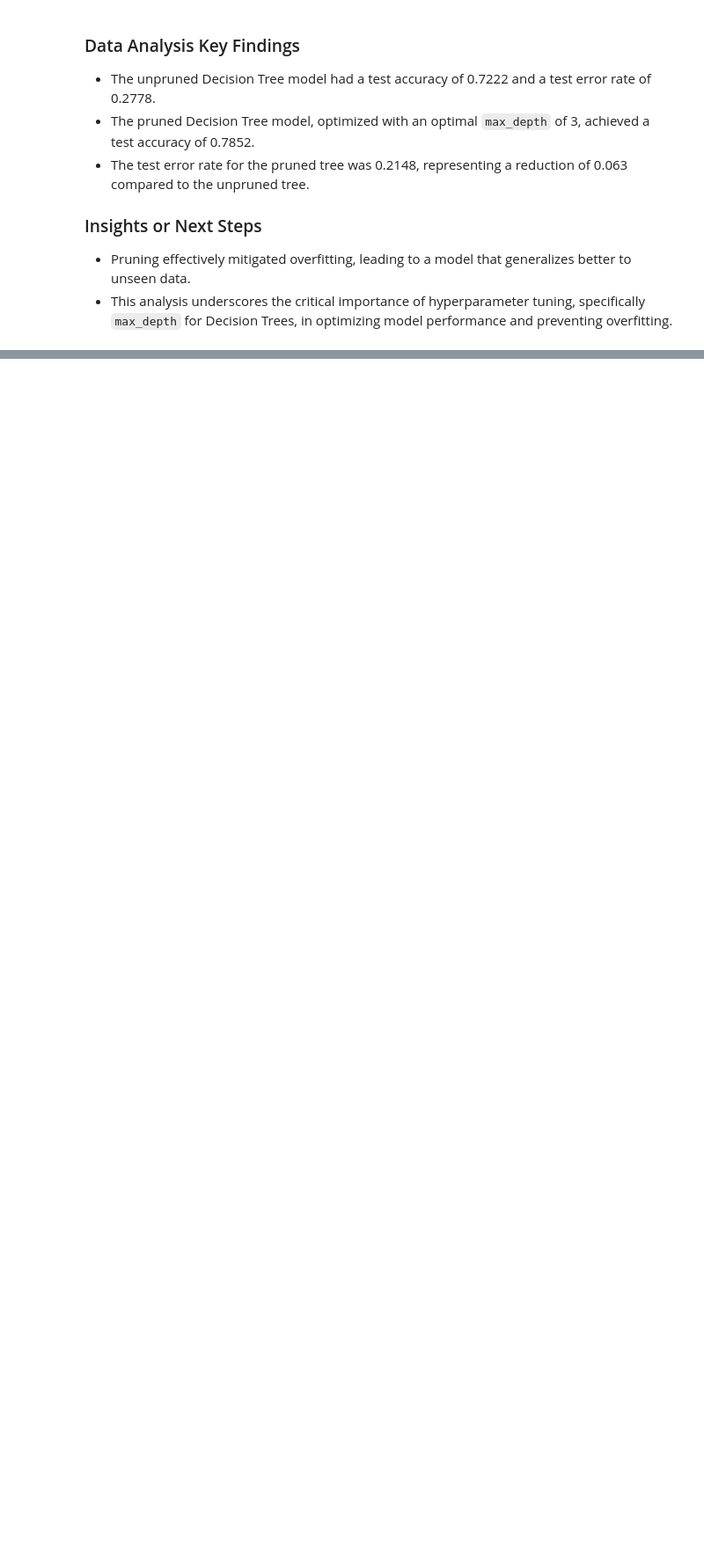
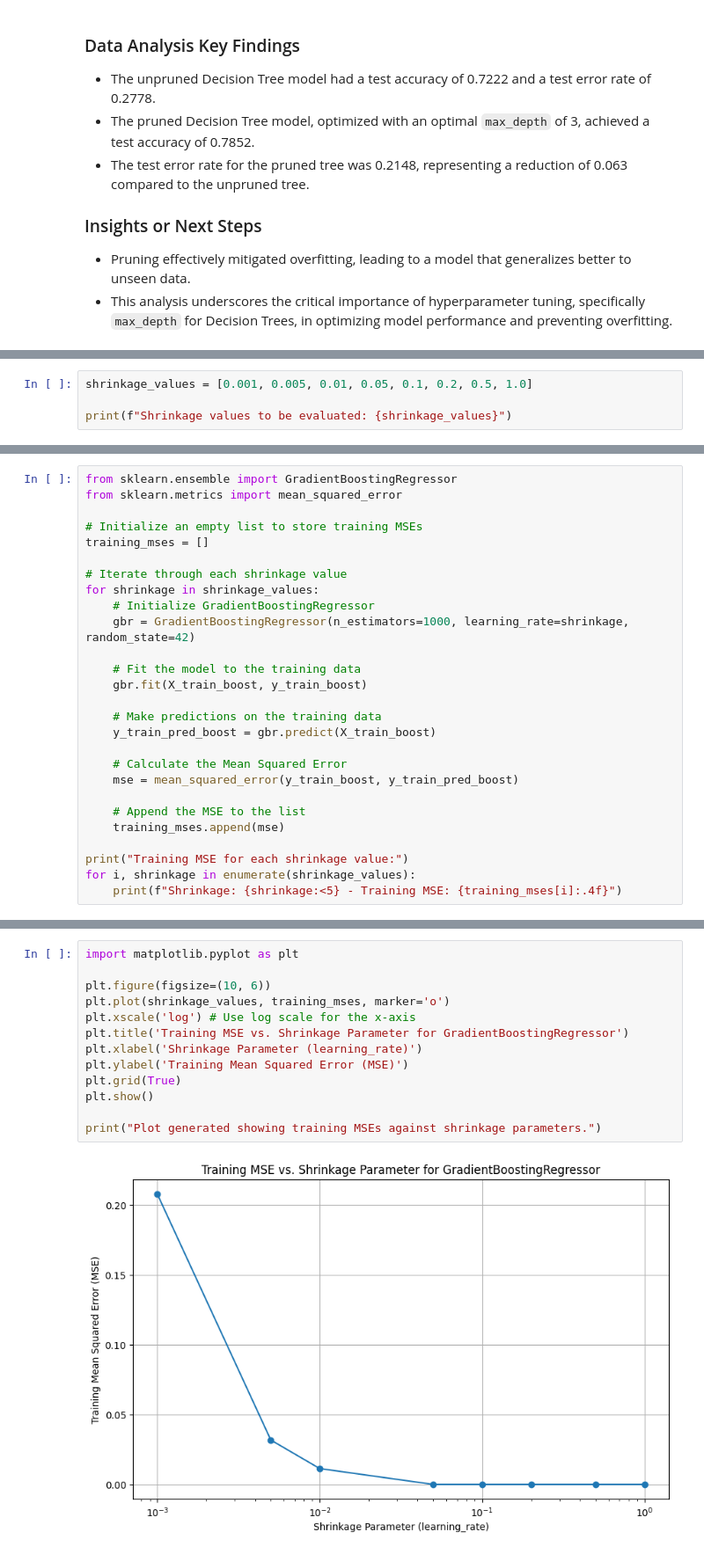
Before and after one commit to rguang/ISLP, a Jupyter notebook: Ch8 Lab.ipynb, the cells around one changed output, grey strips where cells are left out. Shown at 88% size. Cells and saved outputs as stored; diff of their text form; blank space fills up the shorter version.

```diff
--- a/Ch8 Lab.ipynb
+++ b/Ch8 Lab.ipynb
@@ -527,0 +666,4 @@ The pruned Decision Tree model shows a significant improvement in test error rat
+# %%
+shrinkage_values = [0.001, 0.005, 0.01, 0.05, 0.1, 0.2, 0.5, 1.0]
+
+print(f"Shrinkage values to be evaluated: {shrinkage_values}")
@@ -527,0 +680,27 @@ The pruned Decision Tree model shows a significant improvement in test error rat
+# %%
+from sklearn.ensemble import GradientBoostingRegressor
+from sklearn.metrics import mean_squared_error
+
+# Initialize an empty list to store training MSEs
+training_mses = []
+
+# Iterate through each shrinkage value
+for shrinkage in shrinkage_values:
+    # Initialize GradientBoostingRegressor
+    gbr = GradientBoostingRegressor(n_estimators=1000, learning_rate=shrinkage, random_state=42)
+
+    # Fit the model to the training data
+    gbr.fit(X_train_boost, y_train_boost)
+
+    # Make predictions on the training data
+    y_train_pred_boost = gbr.predict(X_train_boost)
+
+    # Calculate the Mean Squared Error
+    mse = mean_squared_error(y_train_boost, y_train_pred_boost)
+
+    # Append the MSE to the list
+    training_mses.append(mse)
+
+print("Training MSE for each shrinkage value:")
+for i, shrinkage in enumerate(shrinkage_values):
+    print(f"Shrinkage: {shrinkage:<5} - Training MSE: {training_mses[i]:.4f}")
@@ -527,0 +734,15 @@ The pruned Decision Tree model shows a significant improvement in test error rat
+# %%
+import matplotlib.pyplot as plt
+
+plt.figure(figsize=(10, 6))
+plt.plot(shrinkage_values, training_mses, marker='o')
+plt.xscale('log') # Use log scale for the x-axis
+plt.title('Training MSE vs. Shrinkage Parameter for GradientBoostingRegressor')
+plt.xlabel('Shrinkage Parameter (learning_rate)')
+plt.ylabel('Training Mean Squared Error (MSE)')
+plt.grid(True)
+plt.show()
+
+print("Plot generated showing training MSEs against shrinkage parameters.")
+# %% [output]
+[figure, added]
```
Also changed, not shown: parts of 27 cells of this notebook.
